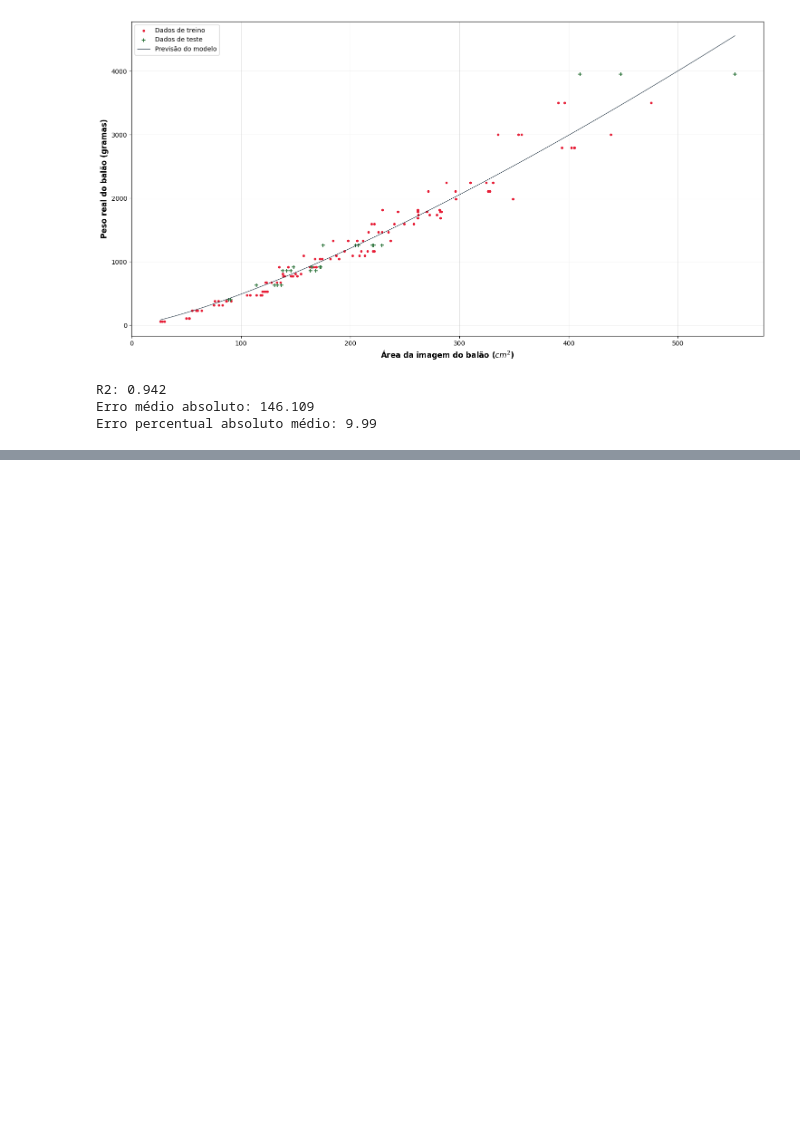
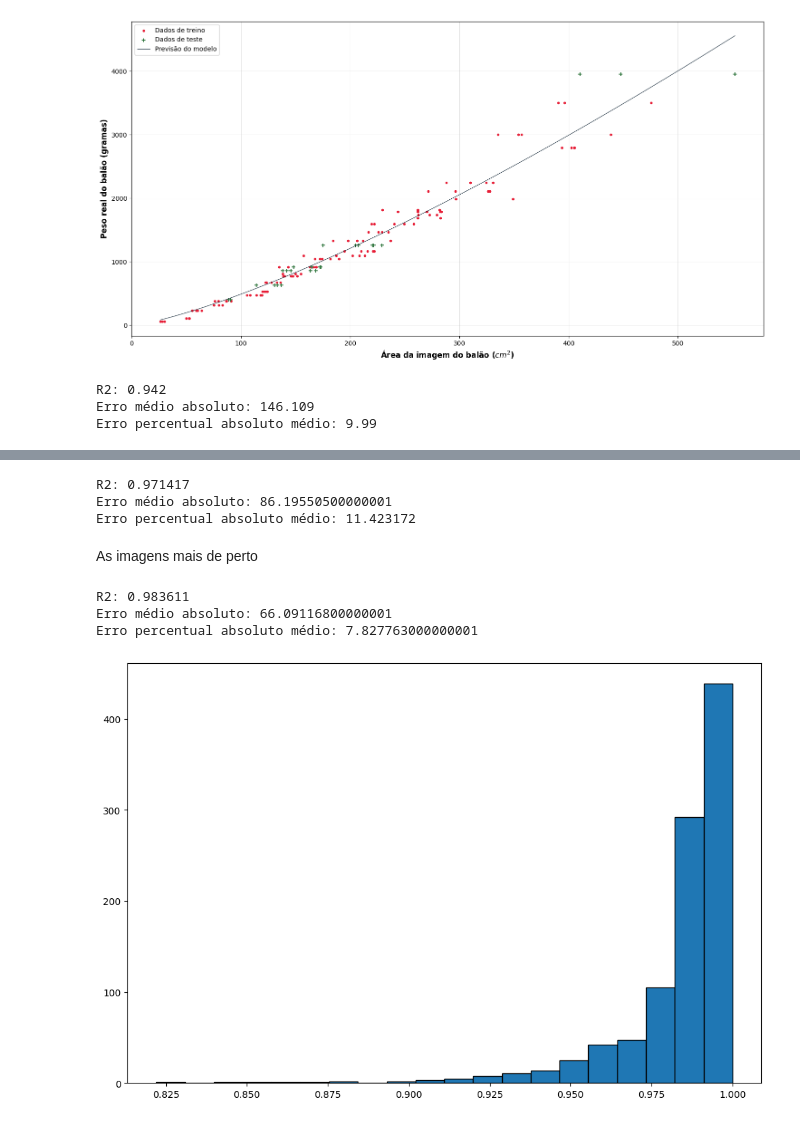
Before and after one commit to AriBarrosFilho/Future_Alaatus_Projeto_Local, a Jupyter notebook: analise_dados/previsao.ipynb, the cells around one changed output, grey strips where cells are left out. Saved outputs shown, nothing was run; the diff lists cells and outputs as text; code cells hidden in the pictures; blank space fills up the shorter version.

```diff
--- a/analise_dados/previsao.ipynb
+++ b/analise_dados/previsao.ipynb
@@ -1194,0 +1247,43 @@ Erro percentual absoluto médio: 9.99
+# %%
+lista_r2 = []
+lista_erro_medio_absoluto = []
+lista_erro_percentual_absoluto = []
+
+for _ in tqdm(range(1000)):
+
+    # Divide o dataframe em conjuto de treino e teste
+    df_treino, df_teste = divisor_conjunto_treinamento_teste(df, percentual_teste = 0.2)
+
+    # Cria um dataframe com a média da área do balão por ID
+    df_treino_aux = df_treino.groupby(by = "id")[["peso_gramas", "cm2_balao"]].mean().round(decimals = 2)
+    df_teste_aux = df_teste.groupby(by = "id")[["peso_gramas", "cm2_balao"]].mean().round(decimals = 2)
+
+    # Define a matriz de projeto e o vetor de rótulos
+    X_treino_media = df_treino_aux["cm2_balao"].values
+    y_treino_media = df_treino_aux["peso_gramas"].values
+
+    X_teste_media = df_teste_aux["cm2_balao"].values
+    y_teste_media = df_teste_aux["peso_gramas"].values
+
+    # Obtém os coeficientes da regressão polinomial
+    coef = np.polyfit(x = X_treino_media, y = y_treino_media, deg = 3)
+
+    # Cria o polinômio
+    pol = np.poly1d(coef)
+
+    y_true = y_teste_media
+    y_pred = pol(X_teste_media)
+
+    lista_r2.append(r2_score(y_true, y_pred).round(decimals = 3))
+    lista_erro_medio_absoluto.append(mean_absolute_error(y_true, y_pred).round(decimals = 3))
+    lista_erro_percentual_absoluto.append((mean_absolute_percentage_error(y_true, y_pred) * 100).round(decimals = 3))
+# %%
+print("R2:", np.mean(lista_r2))
+print("Erro médio absoluto:", np.mean(lista_erro_medio_absoluto))
+print("Erro percentual absoluto médio:", np.mean(lista_erro_percentual_absoluto))
+# %% [output]
+R2: 0.971417
+Erro médio absoluto: 86.19550500000001
+Erro percentual absoluto médio: 11.423172
+# %% [markdown]
+As imagens mais de perto
@@ -1194,0 +1353,14 @@ Erro percentual absoluto médio: 9.99
+# %%
+print("R2:", np.mean(lista_r2))
+print("Erro médio absoluto:", np.mean(lista_erro_medio_absoluto))
+print("Erro percentual absoluto médio:", np.mean(lista_erro_percentual_absoluto))
+# %% [output]
+R2: 0.983611
+Erro médio absoluto: 66.09116800000001
+Erro percentual absoluto médio: 7.827763000000001
+# %%
+plt.figure(figsize = (12, 8))
+plt.hist(lista_r2, edgecolor = "k", bins = 20)
+plt.show()
+# %% [output]
+[figure, added]
```
Also changed, not shown: parts of 23 cells of this notebook.
